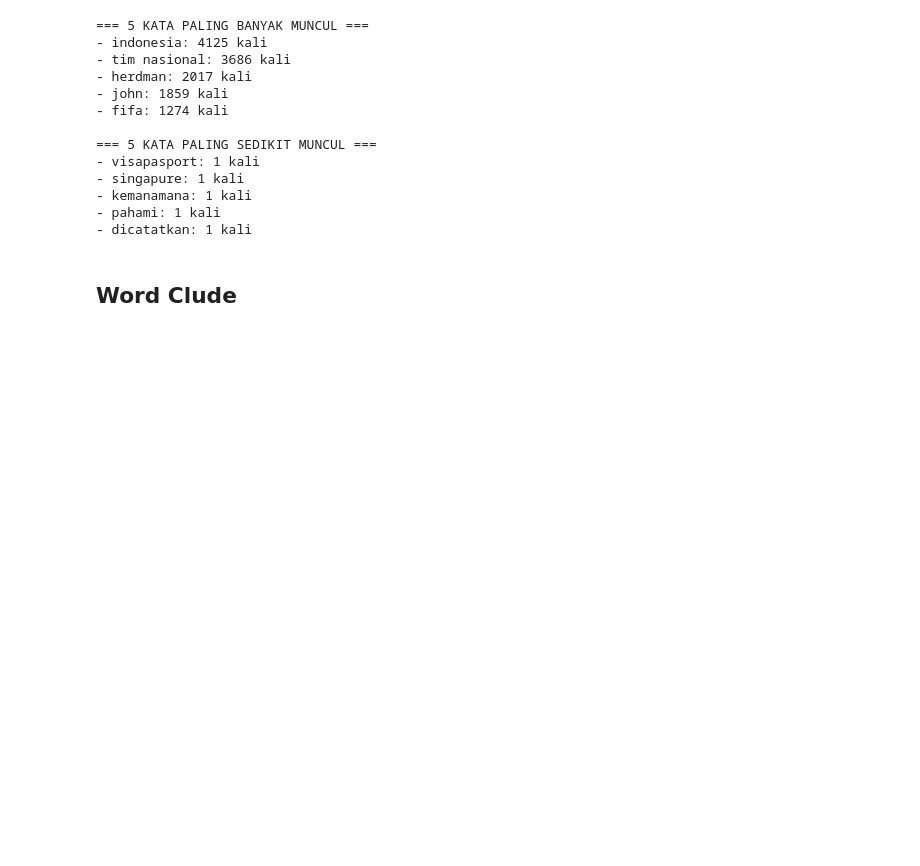
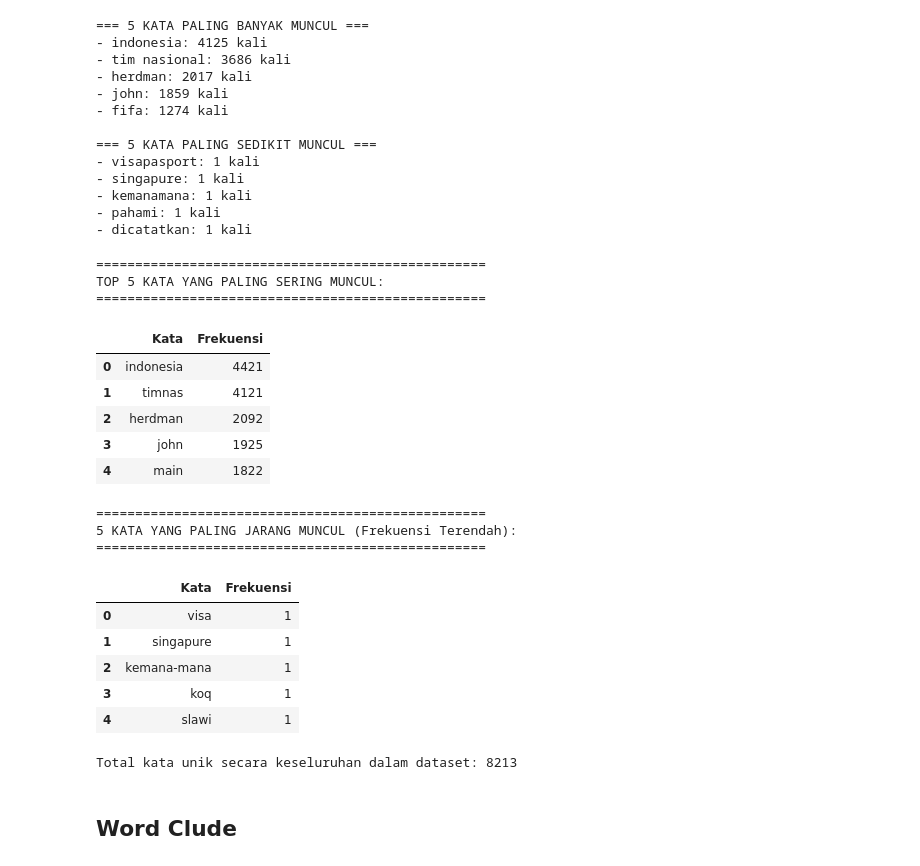
Before and after one commit to GilangAngga12/Pemrosesan-teks-praktik, a Jupyter notebook: 22oktoberBOW.ipynb, the cells around one changed output. Cells and saved outputs as stored; diff of their text form; code cells hidden in the pictures; blank space fills up the shorter version.

```diff
--- a/22oktoberBOW.ipynb
+++ b/22oktoberBOW.ipynb
@@ -1923,6 +1923,61 @@ for kata, jumlah in rare_5:
 - kemanamana: 1 kali
 - pahami: 1 kali
 - dicatatkan: 1 kali
+# %%
+from collections import Counter
+import pandas as pd
+
+# 1. Mendefinisikan all_words dengan menggabungkan semua token dari dataset
+all_words = []
+for doc in df_bow["tokens_stemmed"].to_list():
+    if doc is not None:
+        if isinstance(doc, list):
+            all_words.extend(doc)
+        elif isinstance(doc, str):
+            all_words.extend(doc.split())
+
+# 2. Menghitung Frekuensi Kemunculan Kata
+word_counts = Counter(all_words)
+
+# 3. Membuat DataFrame untuk Menampilkan Hasil (Dibatasi 5 saja)
+most_common_df = pd.DataFrame(word_counts.most_common(5), columns=['Kata', 'Frekuensi'])
+
+# 5. Mengambil 5 kata dengan frekuensi terendah
+least_common_items = word_counts.most_common()[:-6:-1]
+least_common_df = pd.DataFrame(least_common_items, columns=['Kata', 'Frekuensi'])
+
+# 6. Menampilkan Tabel di Colab
+print("\n" + "="*50)
+print("TOP 5 KATA YANG PALING SERING MUNCUL:")
+print("="*50)
+display(most_common_df)
+
+print("\n" + "="*50)
+print("5 KATA YANG PALING JARANG MUNCUL (Frekuensi Terendah):")
+print("="*50)
+display(least_common_df)
+
+print(f"\nTotal kata unik secara keseluruhan dalam dataset: {len(word_counts)}")
+# %% [output]
+==================================================
+TOP 5 KATA YANG PALING SERING MUNCUL:
+==================================================
+|  | Kata | Frekuensi |
+| 0 | indonesia | 4421 |
+| 1 | timnas | 4121 |
+| 2 | herdman | 2092 |
+| 3 | john | 1925 |
+| 4 | main | 1822 |
+==================================================
+5 KATA YANG PALING JARANG MUNCUL (Frekuensi Terendah):
+==================================================
+|  | Kata | Frekuensi |
+| 0 | visa | 1 |
+| 1 | singapure | 1 |
+| 2 | kemana-mana | 1 |
+| 3 | koq | 1 |
+| 4 | slawi | 1 |
+Total kata unik secara keseluruhan dalam dataset: 8213
 # %% [markdown]
 ## Word Clude
 # %%
```
